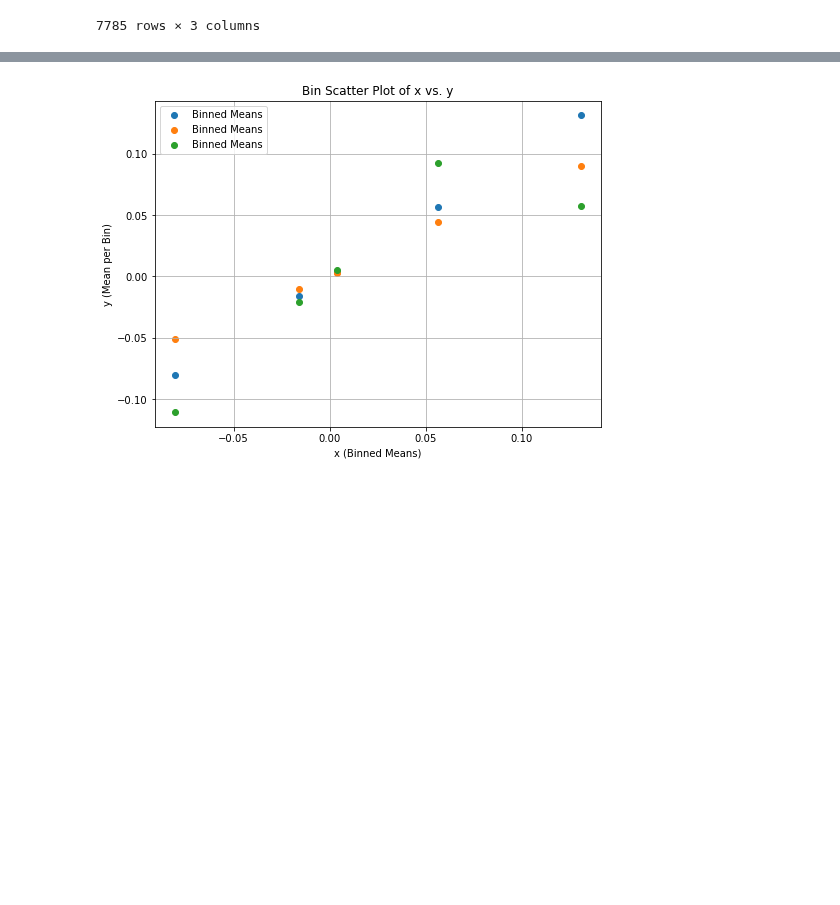
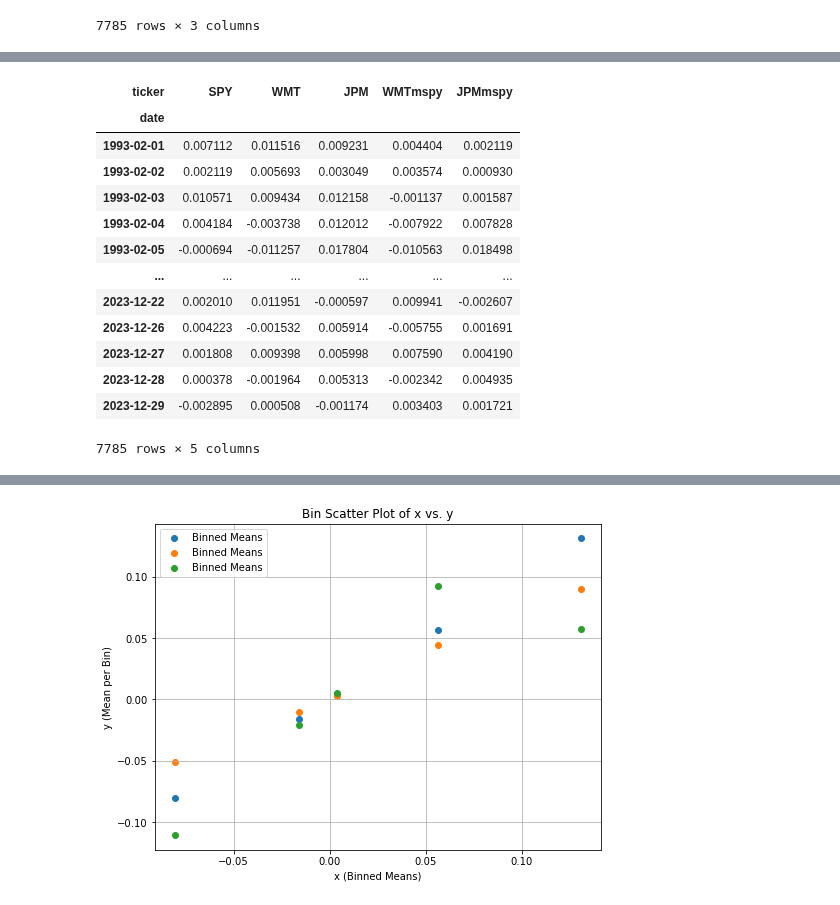
Before and after one commit to jdp9675/UG54, a Jupyter notebook: chapters/Finance/Returns_working.ipynb, the cells around one changed output, grey strips where cells are left out. Cells and saved outputs as stored; diff of their text form; code cells hidden in the pictures; blank space fills up the shorter version.

```diff
--- a/chapters/Finance/Returns_working.ipynb
+++ b/chapters/Finance/Returns_working.ipynb
@@ -341,2 +367,18 @@ df
 # %%
-df_mmkt=df[['NVDA','UNH']].subtract(df['SPY'],axis=0)
+df[['WMTmspy','JPMmspy']]=df[['WMT','JPM']].subtract(df['SPY'],axis=0)
+df
+# %% [output]
+| ticker | SPY | WMT | JPM | WMTmspy | JPMmspy |
+| date |  |  |  |  |  |
+| 1993-02-01 | 0.007112 | 0.011516 | 0.009231 | 0.004404 | 0.002119 |
+| 1993-02-02 | 0.002119 | 0.005693 | 0.003049 | 0.003574 | 0.000930 |
+| 1993-02-03 | 0.010571 | 0.009434 | 0.012158 | -0.001137 | 0.001587 |
+| 1993-02-04 | 0.004184 | -0.003738 | 0.012012 | -0.007922 | 0.007828 |
+| 1993-02-05 | -0.000694 | -0.011257 | 0.017804 | -0.010563 | 0.018498 |
+| ... | ... | ... | ... | ... | ... |
+| 2023-12-22 | 0.002010 | 0.011951 | -0.000597 | 0.009941 | -0.002607 |
+| 2023-12-26 | 0.004223 | -0.001532 | 0.005914 | -0.005755 | 0.001691 |
+| 2023-12-27 | 0.001808 | 0.009398 | 0.005998 | 0.007590 | 0.004190 |
+| 2023-12-28 | 0.000378 | -0.001964 | 0.005313 | -0.002342 | 0.004935 |
+| 2023-12-29 | -0.002895 | 0.000508 | -0.001174 | 0.003403 | 0.001721 |
+7785 rows × 5 columns
```
Also changed, not shown: parts of 3 cells of this notebook.
